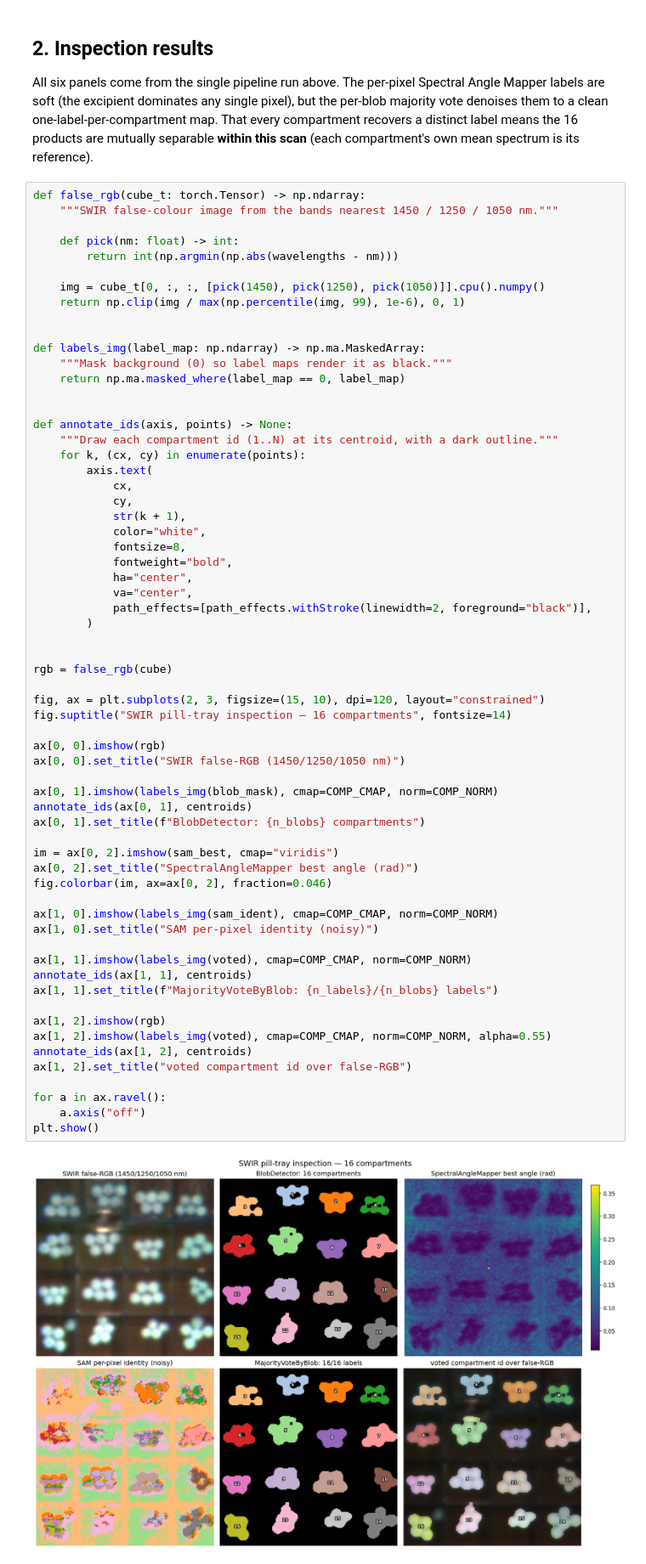
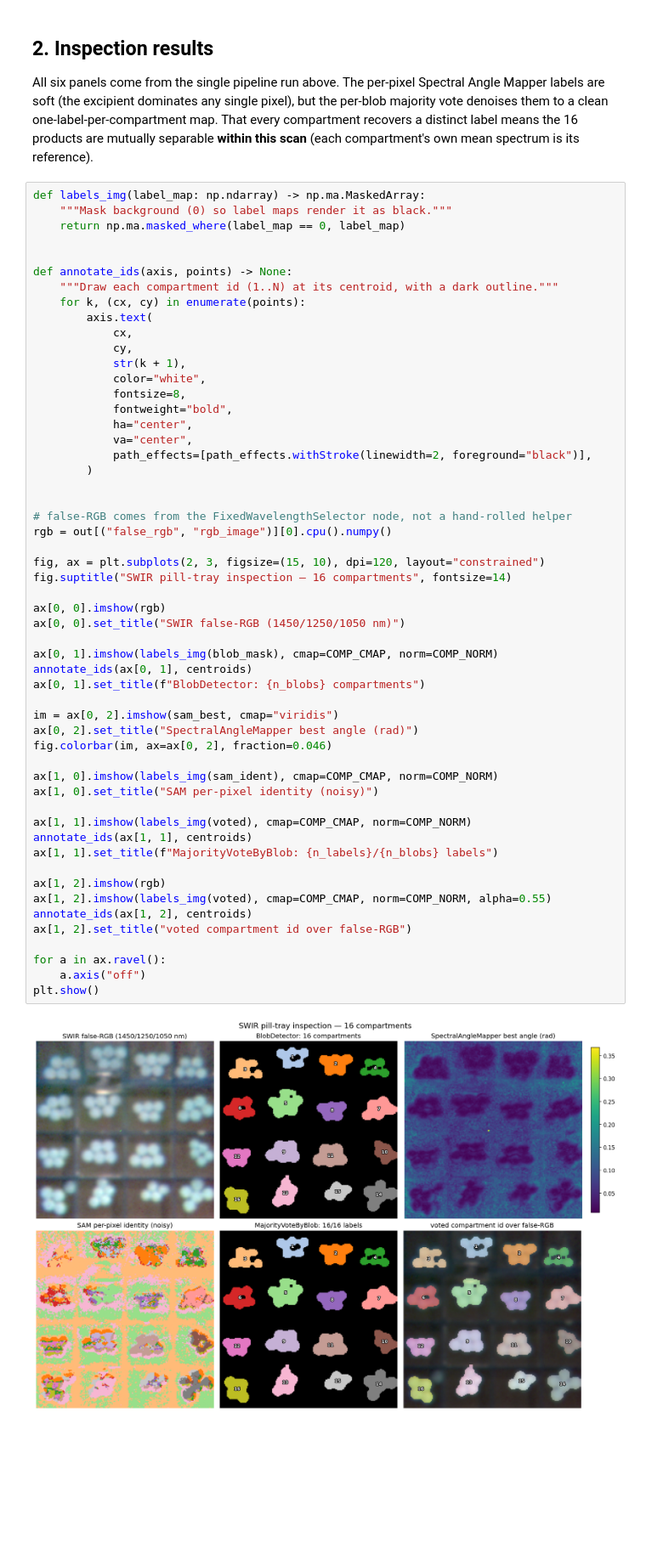
Before and after one commit to cubert-hyperspectral/cuvis-ai, a Jupyter notebook: notebooks/use_cases/node_catalog_pills.ipynb, the cells around one changed output. Shown at 85% size. Saved outputs shown, nothing was run; the diff lists cells and outputs as text; blank space fills up the shorter version.

```diff
--- a/notebooks/use_cases/node_catalog_pills.ipynb
+++ b/notebooks/use_cases/node_catalog_pills.ipynb
@@ -201,16 +211,6 @@ That every compartment recovers a distinct label means the 16 products are
 mutually separable **within this scan** (each compartment's own mean spectrum is
 its reference).
 # %%
-def false_rgb(cube_t: torch.Tensor) -> np.ndarray:
-    """SWIR false-colour image from the bands nearest 1450 / 1250 / 1050 nm."""
-
-    def pick(nm: float) -> int:
-        return int(np.argmin(np.abs(wavelengths - nm)))
-
-    img = cube_t[0, :, :, [pick(1450), pick(1250), pick(1050)]].cpu().numpy()
-    return np.clip(img / max(np.percentile(img, 99), 1e-6), 0, 1)
-
-
 def labels_img(label_map: np.ndarray) -> np.ma.MaskedArray:
     """Mask background (0) so label maps render it as black."""
     return np.ma.masked_where(label_map == 0, label_map)
@@ -232,39 +232,40 @@ def annotate_ids(axis, points) -> None:
         )
 
 
-rgb = false_rgb(cube)
+# false-RGB comes from the FixedWavelengthSelector node, not a hand-rolled helper
+rgb = out[("false_rgb", "rgb_image")][0].cpu().numpy()
 
 fig, ax = plt.subplots(2, 3, figsize=(15, 10), dpi=120, layout="constrained")
 fig.suptitle("SWIR pill-tray inspection — 16 compartments", fontsize=14)
 
 ax[0, 0].imshow(rgb)
 ax[0, 0].set_title("SWIR false-RGB (1450/1250/1050 nm)")
 
 ax[0, 1].imshow(labels_img(blob_mask), cmap=COMP_CMAP, norm=COMP_NORM)
 annotate_ids(ax[0, 1], centroids)
 ax[0, 1].set_title(f"BlobDetector: {n_blobs} compartments")
 
 im = ax[0, 2].imshow(sam_best, cmap="viridis")
 ax[0, 2].set_title("SpectralAngleMapper best angle (rad)")
 fig.colorbar(im, ax=ax[0, 2], fraction=0.046)
 
 ax[1, 0].imshow(labels_img(sam_ident), cmap=COMP_CMAP, norm=COMP_NORM)
 ax[1, 0].set_title("SAM per-pixel identity (noisy)")
 
 ax[1, 1].imshow(labels_img(voted), cmap=COMP_CMAP, norm=COMP_NORM)
 annotate_ids(ax[1, 1], centroids)
 ax[1, 1].set_title(f"MajorityVoteByBlob: {n_labels}/{n_blobs} labels")
 
 ax[1, 2].imshow(rgb)
 ax[1, 2].imshow(labels_img(voted), cmap=COMP_CMAP, norm=COMP_NORM, alpha=0.55)
 annotate_ids(ax[1, 2], centroids)
 ax[1, 2].set_title("voted compartment id over false-RGB")
 
 for a in ax.ravel():
     a.axis("off")
 plt.show()
 # %% [output]
-[figure, old version]
+[figure, new version]
 # %% [markdown]
 ## 3. Why continuum removal? A pretreatment comparison
 
```
Also changed, not shown: parts of 8 cells of this notebook.
